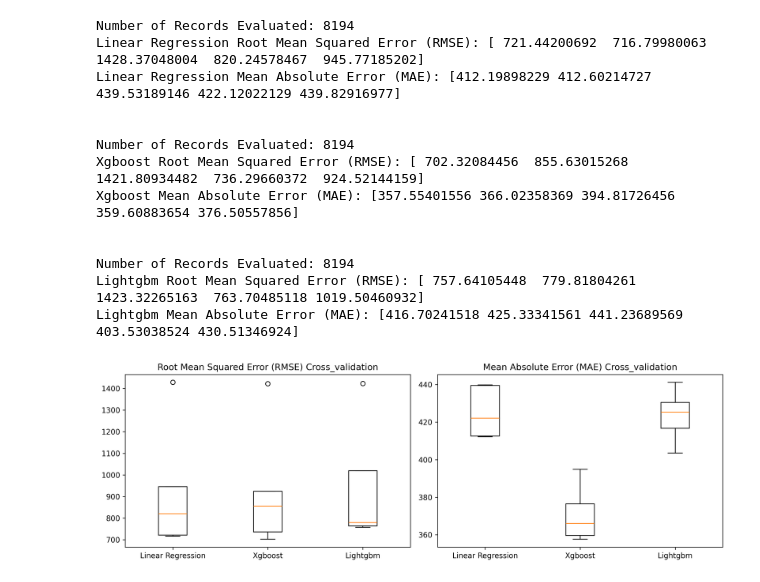
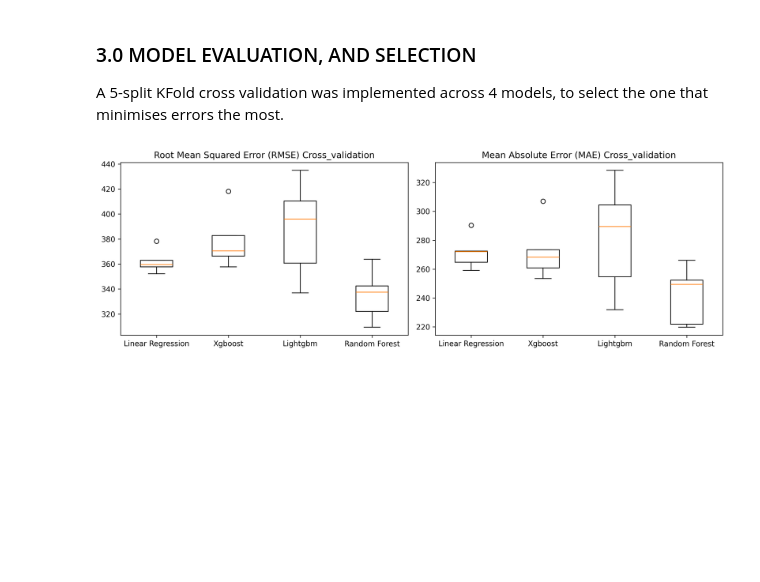
Before and after one commit to mundundan-star/online-retail-customer-analytics, a Jupyter notebook: 6.0 Predicting_Customer_Life_Time_Value_(CLTV).ipynb, the cells around one changed output. Cells and saved outputs as stored; diff of their text form; code cells hidden in the pictures; blank space fills up the shorter version.

```diff
--- a/6.0 Predicting_Customer_Life_Time_Value_(CLTV).ipynb
+++ b/6.0 Predicting_Customer_Life_Time_Value_(CLTV).ipynb
@@ -138,3 +164,6 @@ memory usage: 1.6 MB
+# %% [markdown]
+### 3.0 MODEL EVALUATION, AND SELECTION
+A 5-split KFold cross validation was implemented across 4 models, to select the one that minimises errors the most.
 # %%
 from sklearn.ensemble import RandomForestRegressor
 from sklearn.linear_model import LinearRegression
@@ -150,80 +179,48 @@ from sklearn.model_selection import GroupShuffleSplit
 from sklearn.model_selection import KFold, cross_val_score
 from sklearn.preprocessing import StandardScaler
 
-gss = GroupShuffleSplit(n_splits = 1, train_size = 0.80, random_state = 42)
+y = features['RevenueTarget']
 
-features_df = features_df.drop("CohortMonth", axis =1)
-features_df = pd.get_dummies(features_df, drop_first = True)
+customer_ids = features['CustomerID']
 
-train_idx, test_idx = next(
-    gss.split(features_df, groups = features_df["CustomerID"]))
-
-train_data = features_df.iloc[train_idx]
-test_data = features_df.iloc[test_idx]
-
-X_train = train_data.drop(["CustomerID","TargetRevenue"], axis = 1)
-X_test = test_data.drop(["CustomerID","TargetRevenue"], axis =1 )
-
-y_train = train_data["TargetRevenue"]
-y_test = test_data["TargetRevenue"]
+X_train, X_test, y_train, y_test, ids_train, ids_test = train_test_split(X, y, customer_ids, test_size=0.2, random_state = 42)
 
 scaler = StandardScaler()
-
-pca = PCA(n_components= 2)
 
 models = [
    ("Linear Regression", LinearRegression()),
    ("Xgboost", XGBRegressor(n_estimators = 200, max_depth = 6, learning_rate = 0.5, random_state = 42)),
-   ("Lightgbm", LGBMRegressor(n_estimators = 200, max_depth = 6, learning_rate = 0.5, random_state = 42))
-   #("Random Forest", RandomForestRegressor(n_estimators = 200, max_depth = 6, min_samples_leaf = 2, random_state = 42))
+   ("Lightgbm", LGBMRegressor(n_estimators = 200, max_depth = 6, learning_rate = 0.5, random_state = 42)),
+   ("Random Forest", RandomForestRegressor(n_estimators = 200, max_depth = 6, min_samples_leaf = 2, random_state = 42))
 ]
 
 rmse = []
 mae = []
 model_name = []
 
 for name, model in models:
     wrapped_model = TransformedTargetRegressor(
     regressor = model,
     func = np.log1p,
     inverse_func = np.expm1)
 
 
     pipeline = make_pipeline(scaler, model)
     kf = KFold(n_splits = 5, shuffle = True, random_state = 42)
     cv_rmse = cross_val_score(pipeline, X_train, y_train, cv = kf, n_jobs = -1, scoring = "neg_root_mean_squared_error")
     cv_mae = cross_val_score(pipeline, X_train, y_train, cv = kf, n_jobs = -1, scoring = "neg_mean_absolute_error")
 
     rmse.append(-cv_rmse)
     mae.append(-cv_mae)
     model_name.append(name)
 
 
-
-    print('\n')
-    print(f'Number of Records Evaluated: {len(X_train)}')
-    print(f'{name} Root Mean Squared Error (RMSE): {-cv_rmse}')
-    print(f'{name} Mean Absolute Error (MAE): {-cv_mae}')
-
 fig, (ax1, ax2) = plt.subplots(1,2, figsize = (12,4), dpi = 300)
-ax1.boxplot(rmse, labels = model_name)
+ax1.boxplot(rmse, tick_labels = model_name)
 ax1.set_title("Root Mean Squared Error (RMSE) Cross_validation")
-ax2.boxplot(mae, labels = model_name)
+ax2.boxplot(mae, tick_labels = model_name)
 ax2.set_title("Mean Absolute Error (MAE) Cross_validation")
 plt.tight_layout()
 plt.show()
 # %% [output]
-Number of Records Evaluated: 8194
-Linear Regression Root Mean Squared Error (RMSE): [ 721.44200692  716.79980063 1428.37048004  820.24578467  945.77185202]
-Linear Regression Mean Absolute Error (MAE): [412.19898229 412.60214727 439.53189146 422.12022129 439.82916977]
-
-
-Number of Records Evaluated: 8194
-Xgboost Root Mean Squared Error (RMSE): [ 702.32084456  855.63015268 1421.80934482  736.29660372  924.52144159]
-Xgboost Mean Absolute Error (MAE): [357.55401556 366.02358369 394.81726456 359.60883654 376.50557856]
-
-
-Number of Records Evaluated: 8194
-Lightgbm Root Mean Squared Error (RMSE): [ 757.64105448  779.81804261 1423.32265163  763.70485118 1019.50460932]
-Lightgbm Mean Absolute Error (MAE): [416.70241518 425.33341561 441.23689569 403.53038524 430.51346924]
-[figure, old version]
+[figure, new version]
```
Also changed, not shown: parts of 17 cells of this notebook.
